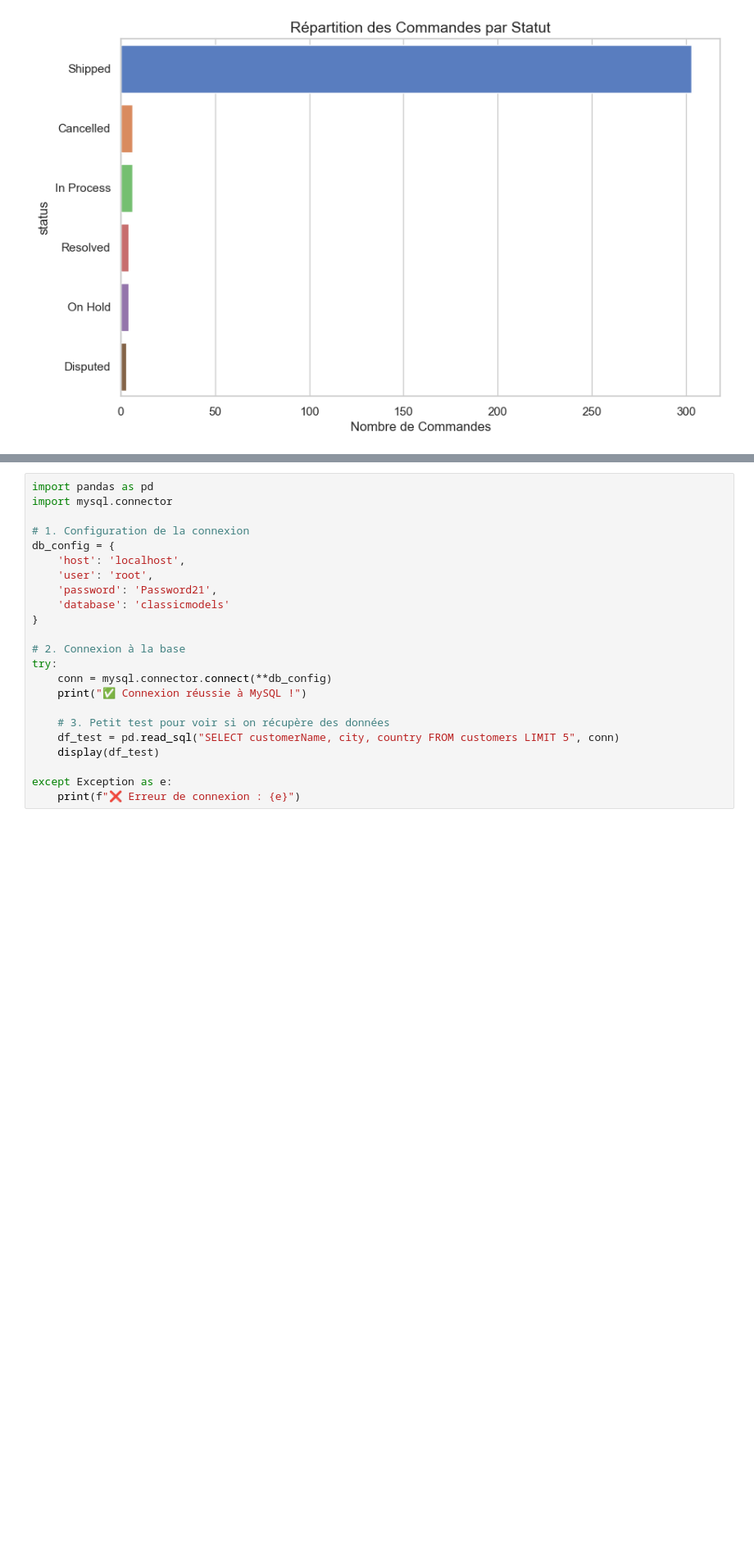
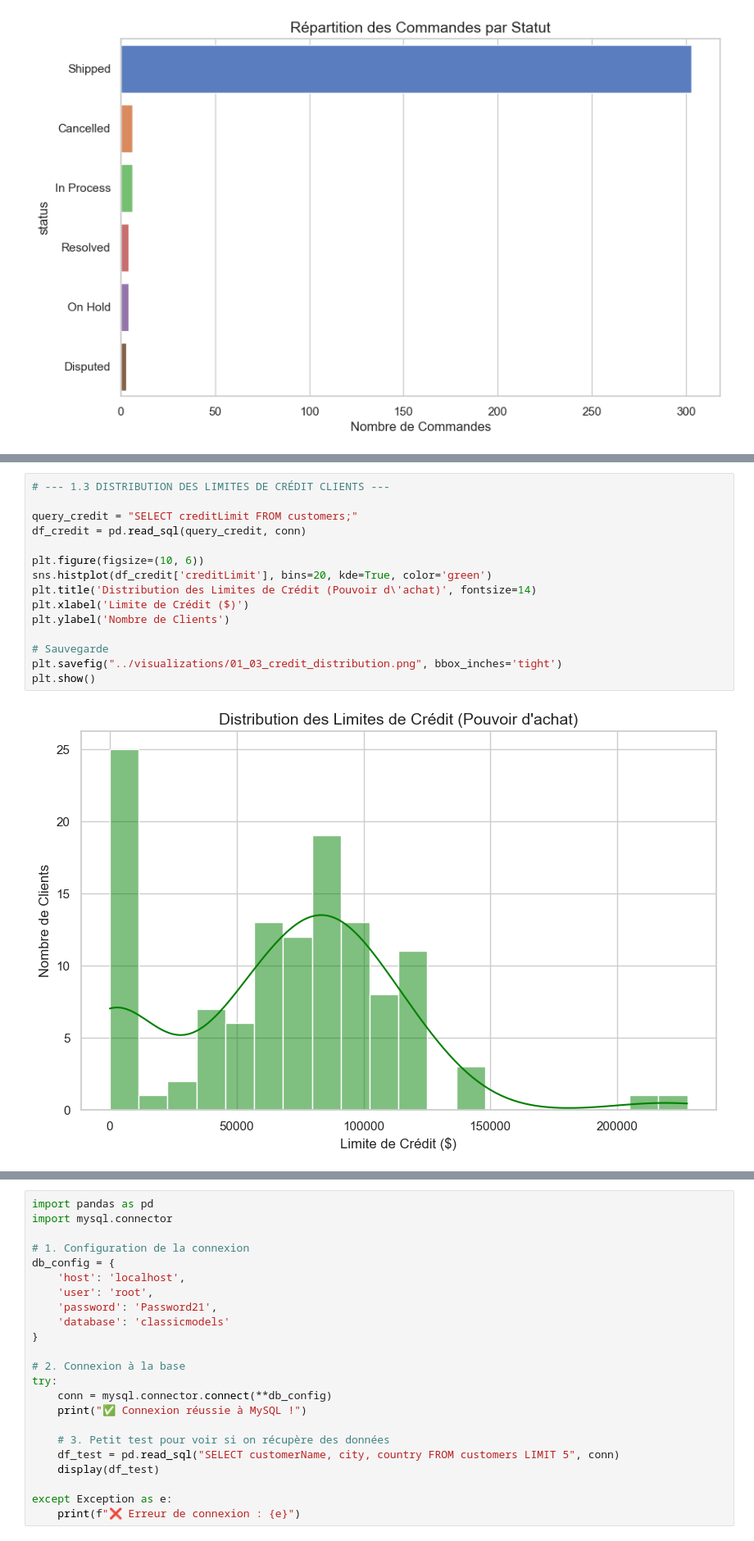
Before and after one commit to KarissyCISSE21/classicmodels-analysis, a Jupyter notebook: notebooks/ClassicModels_Analysis.ipynb, the cells around one changed output, grey strips where cells are left out. Shown at 82% size. Saved outputs shown, nothing was run; the diff lists cells and outputs as text; blank space fills up the shorter version.

```diff
--- a/notebooks/ClassicModels_Analysis.ipynb
+++ b/notebooks/ClassicModels_Analysis.ipynb
@@ -43,0 +68,17 @@ Passing `palette` without assigning `hue` is deprecated and will be removed in v
+# %%
+# --- 1.3 DISTRIBUTION DES LIMITES DE CRÉDIT CLIENTS ---
+
+query_credit = "SELECT creditLimit FROM customers;"
+df_credit = pd.read_sql(query_credit, conn)
+
+plt.figure(figsize=(10, 6))
+sns.histplot(df_credit['creditLimit'], bins=20, kde=True, color='green')
+plt.title('Distribution des Limites de Crédit (Pouvoir d\'achat)', fontsize=14)
+plt.xlabel('Limite de Crédit ($)')
+plt.ylabel('Nombre de Clients')
+
+# Sauvegarde
+plt.savefig("../visualizations/01_03_credit_distribution.png", bbox_inches='tight')
+plt.show()
+# %% [output]
+[figure, added]
```
Also changed, not shown: parts of 3 cells of this notebook, 2 other files.
